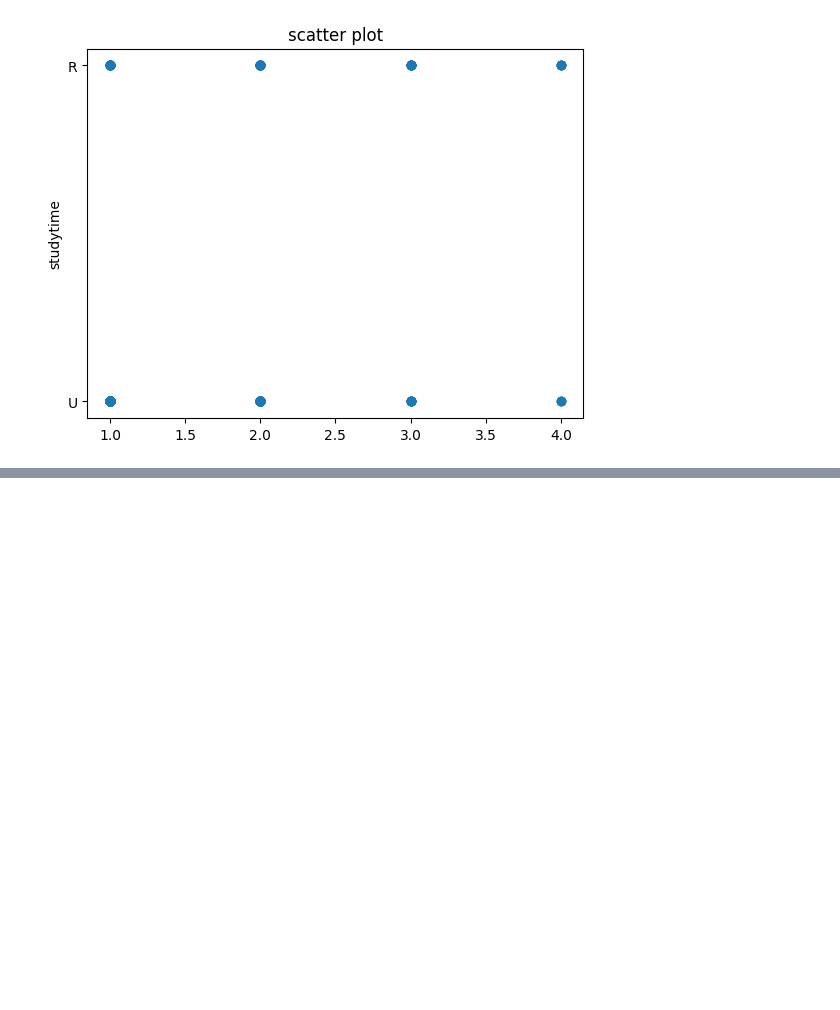
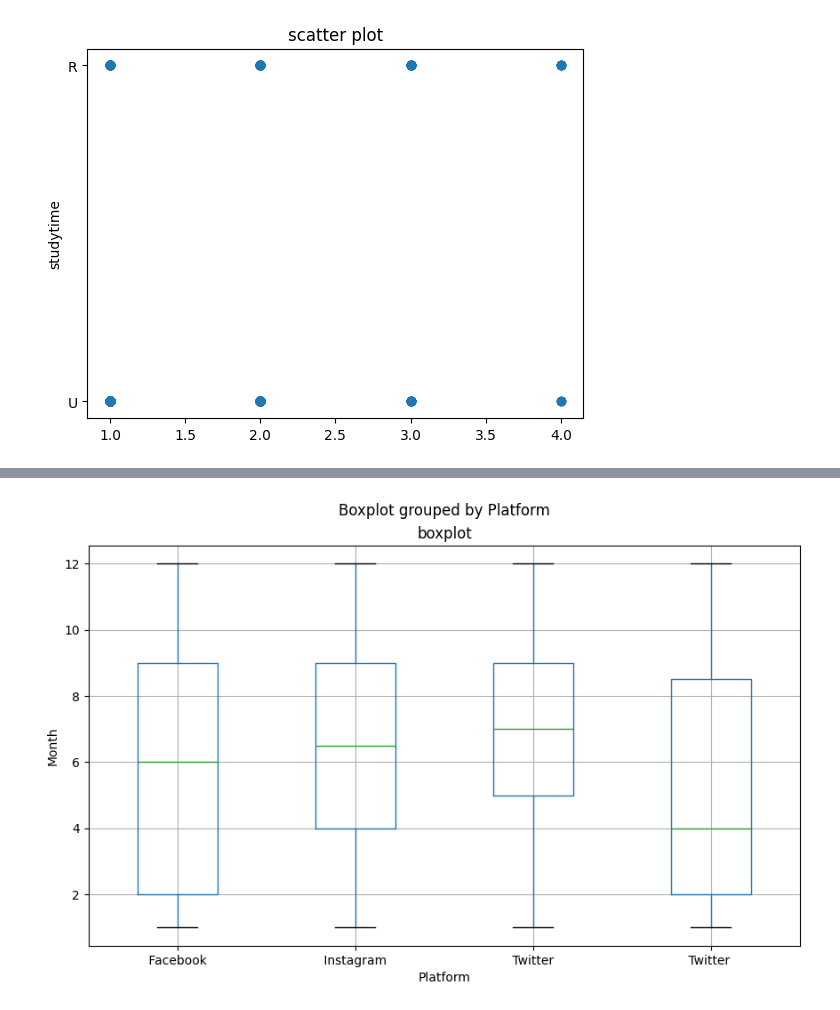
Before and after one commit to MDjunaidmgove/colab, a Jupyter notebook: dataaset.ipynb, the cells around one changed output, grey strips where cells are left out. Saved outputs shown, nothing was run; the diff lists cells and outputs as text; code cells hidden in the pictures; blank space fills up the shorter version.

```diff
--- a/dataaset.ipynb
+++ b/dataaset.ipynb
@@ -203,0 +214,13 @@ Index(['school', 'sex', 'age', 'address', 'famsize', 'Pstatus', 'Medu', 'Fedu',
+# %%
+import pandas as pd
+import matplotlib.pyplot as plt
+file_name='/studentsen.csv'
+df=pd.read_csv('/content/sentimentdataset.csv')
+df.boxplot(column='Month', by='Platform', figsize=(10,6))
+plt.title('boxplot')
+plt.xlabel('Platform')
+plt.ylabel('Month')
+plt.grid(True)
+plt.show()
+# %% [output]
+[figure, added]
```
Also changed, not shown: parts of 7 cells of this notebook.
